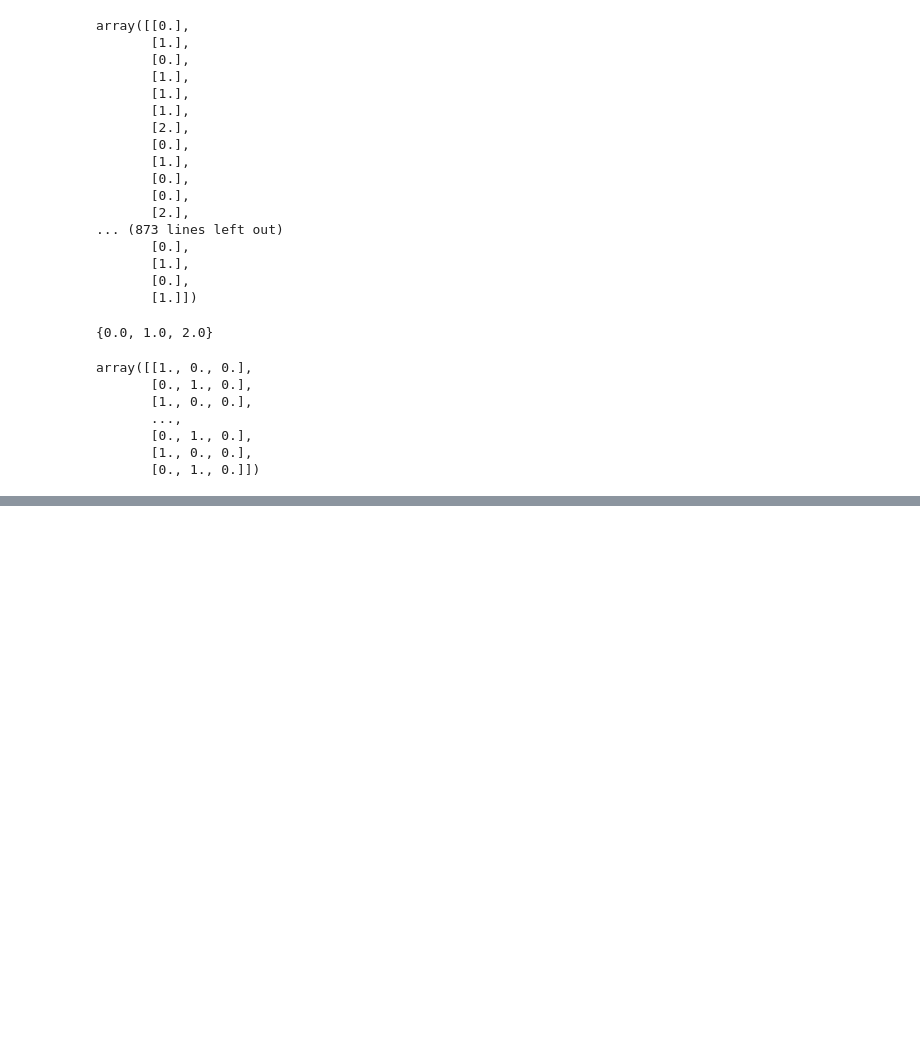
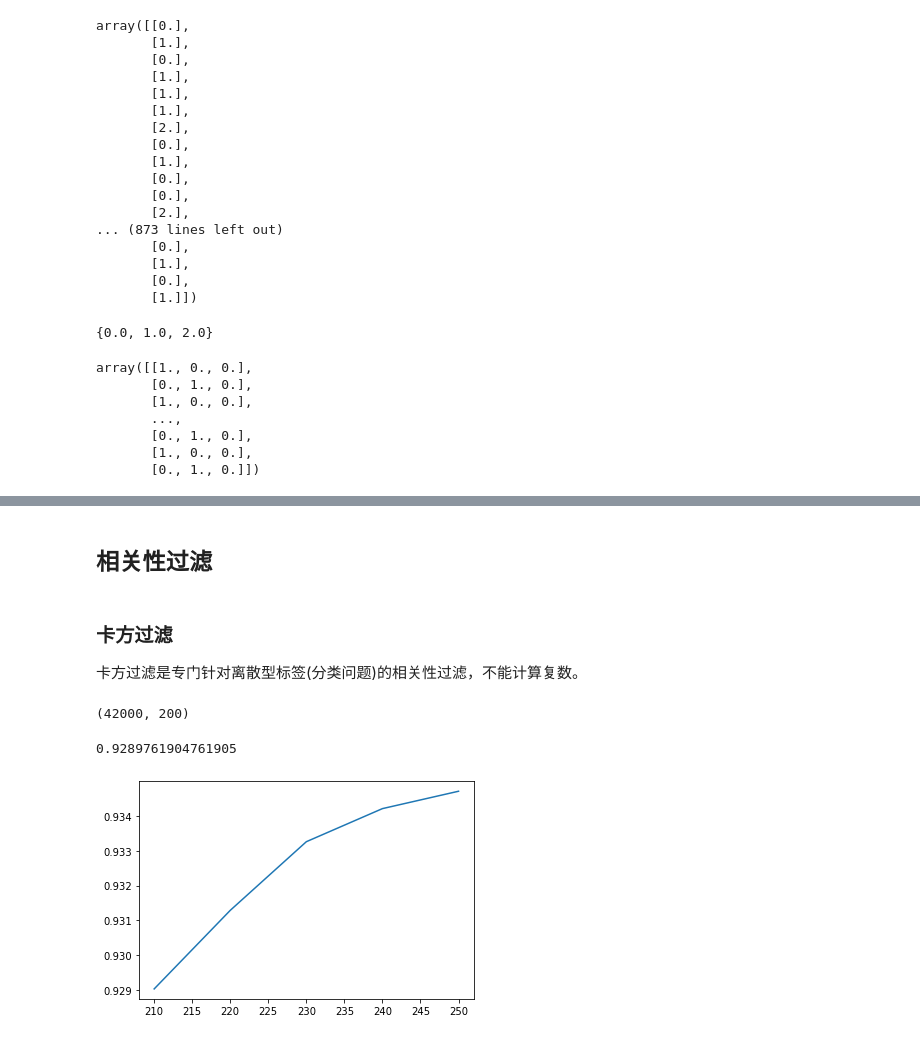
Before and after one commit to Knowledge-Precipitation-Tribe/Machine-Learning, a Jupyter notebook: featureEngineering/base.ipynb, the cells around one changed output, grey strips where cells are left out. Cells and saved outputs as stored; diff of their text form; code cells hidden in the pictures; blank space fills up the shorter version.

```diff
--- a/featureEngineering/base.ipynb
+++ b/featureEngineering/base.ipynb
@@ -382,0 +385,7 @@ array([[1., 0., 0.],
+# %%
+import pandas as pd
+data = pd.read_csv("../data/digit_recognizor.csv")
+x = data.iloc[:, 1:]
+y = data.iloc[:, 0]
+
+x.shape
@@ -382,0 +400,3 @@ array([[1., 0., 0.],
+# %%
+x = VarianceThreshold().fit_transform(x)
+x.shape
@@ -382,0 +407,2 @@ array([[1., 0., 0.],
+# %%
+X_fsvar = VarianceThreshold(np.median(x.var())).fit_transform(x)
@@ -382,0 +435,6 @@ array([[1., 0., 0.],
+# %% [markdown]
+## 相关性过滤
+# %% [markdown]
+### 卡方过滤
+
+卡方过滤是专门针对离散型标签(分类问题)的相关性过滤，不能计算复数。
@@ -382,0 +443,20 @@ array([[1., 0., 0.],
+# %%
+x_fschi = SelectKBest(chi2, k=200).fit_transform(X_fsvar, y)
+x_fschi.shape
+# %% [output]
+(42000, 200)
+# %%
+cross_val_score(RandomForestClassifier(n_estimators=10, random_state=0), x_fschi,y,cv=5).mean()
+# %% [output]
+0.9289761904761905
+# %%
+import matplotlib.pyplot as plt
+score = []
+for i in range(250,200,-10):
+    X_fschi = SelectKBest(chi2, k=i).fit_transform(X_fsvar, y)
+    once = cross_val_score(RandomForestClassifier(n_estimators=10,random_state=0),X_fschi,y,cv=5).mean()
+    score.append(once)
+plt.plot(range(250,200,-10),score)
+plt.show()
+# %% [output]
+[figure, added]
```
Also changed, not shown: parts of 39 cells of this notebook.
